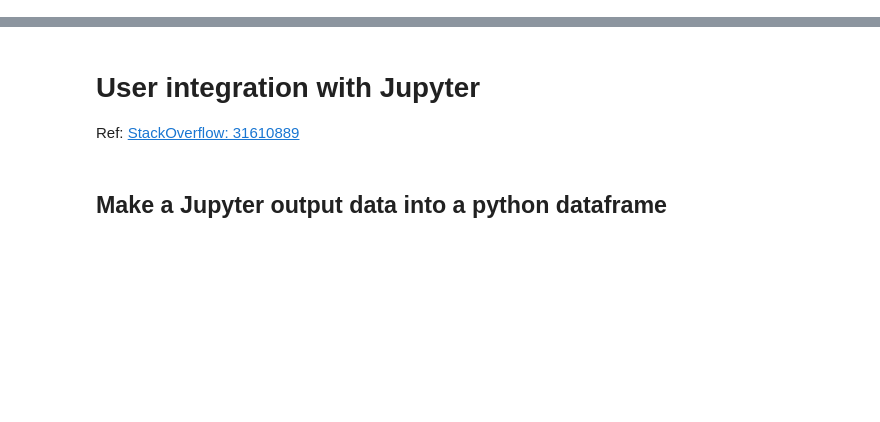
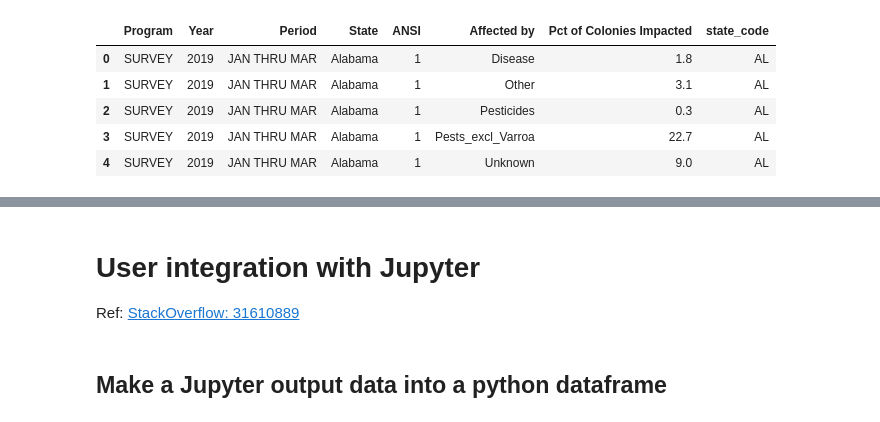
Before and after one commit to reservoirinvest/learn, a Jupyter notebook: py_scripts.ipynb, the cells around one changed output, grey strips where cells are left out. Cells and saved outputs as stored; diff of their text form; code cells hidden in the pictures; blank space fills up the shorter version.

Commit message:
paths in python, bsm and plotly/dash

```diff
--- a/py_scripts.ipynb
+++ b/py_scripts.ipynb
@@ -0,0 +8,17 @@
+# %%
+# using pathlib to get to a csv file
+import pathlib
+import pandas as pd
+
+cwd = pathlib.Path.cwd() # working directory from where python was initiated
+root = cwd.joinpath('dash', 'charming_data') # directory of our target file
+f = root.joinpath('intro_bees.csv') # target file
+
+pd.read_csv(f).head() # read the file!!
+# %% [output]
+|  | Program | Year | Period | State | ANSI | Affected by | Pct of Colonies Impacted | state_code |
+| 0 | SURVEY | 2019 | JAN THRU MAR | Alabama | 1 | Disease | 1.8 | AL |
+| 1 | SURVEY | 2019 | JAN THRU MAR | Alabama | 1 | Other | 3.1 | AL |
+| 2 | SURVEY | 2019 | JAN THRU MAR | Alabama | 1 | Pesticides | 0.3 | AL |
+| 3 | SURVEY | 2019 | JAN THRU MAR | Alabama | 1 | Pests_excl_Varroa | 22.7 | AL |
+| 4 | SURVEY | 2019 | JAN THRU MAR | Alabama | 1 | Unknown | 9.0 | AL |
```
Also changed, not shown: parts of 6 cells of this notebook, 19 other files.
